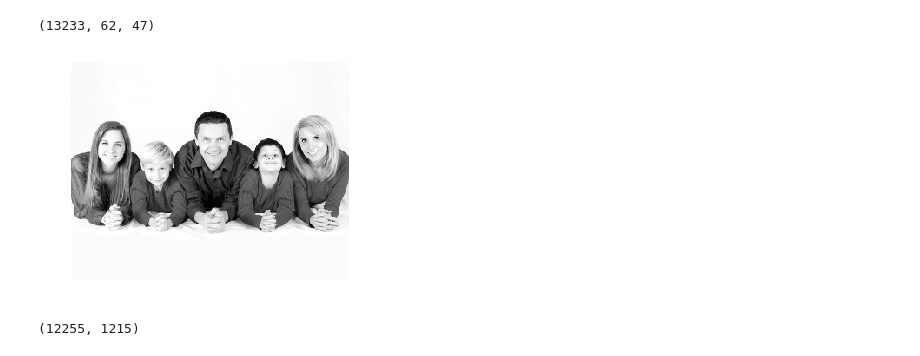
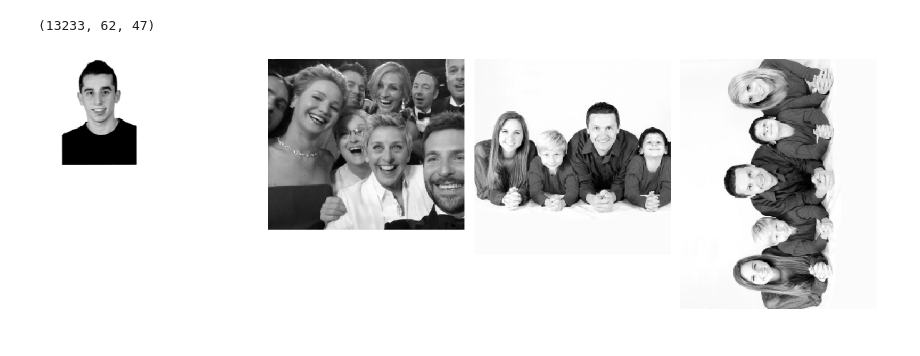
Before and after one commit to jasag/Phytoliths-recognition-system, a Jupyter notebook: src/4_Test.ipynb, the cells around one changed output. Saved outputs shown, nothing was run; the diff lists cells and outputs as text; code cells hidden in the pictures.

```diff
--- a/src/4_Test.ipynb
+++ b/src/4_Test.ipynb
@@ -100,32 +103,57 @@ def non_max_suppression_fast(boxes, overlapThresh):
     # return only the bounding boxes that were picked using the
     # integer data type
     return boxes[pick].astype("int")
-# %%
-#Imports
-%matplotlib inline
-import matplotlib.pyplot as plt
-from skimage.exposure import rescale_intensity
-from skimage import io, feature
-from skimage.transform import rescale
-
-img3 = io.imread("..\\rsc\\img\\family.jpg")
-
-# Convertimos imagen a escala de grises
-from skimage.color import rgb2gray
-img3 = rgb2gray(img3)
-img3 = rescale(img3, 0.5)
-
-# Mostramos la imagen resultante
-plt.imshow(img3, cmap='gray')
-plt.axis('off');
-# %% [output]
-[figure, removed]
+# %%
+#Imports
+%matplotlib inline
+import matplotlib.pyplot as plt
+from skimage.exposure import rescale_intensity
+from skimage import io, feature
+from skimage.transform import rescale
+from skimage.color import rgb2gray
+import cv2
+
+img1 = io.imread("..\\rsc\\img\\my_face.jpg")
+img2 = io.imread("..\\rsc\\img\\faces_test.jpg")
+img3 = io.imread("..\\rsc\\img\\family.jpg")
+img4 = io.imread("..\\rsc\\img\\rotated_family.jpg")
+
+imgs = [img1, img2, img3, img4]
+rescale_list = [0.3, 0.65, 0.5, 0.5]
+
+# Convertimos imagen a escala de grises
+for index in range(len(imgs)):
+    imgs[index] = rgb2gray(imgs[index])
+    imgs[index] = rescale(imgs[index], rescale_list[index])
+
+# Rotamos la ultima imagen 90 grados
+img4 = rgb2gray(img4)
+img4 = rescale(img4, 0.5)
+
+# Mostramos la imagen resultante
+fig, axes = plt.subplots(ncols=len(imgs), figsize=(16, 5.4), sharex=True, sharey=True, subplot_kw={'adjustable':'box-forced'})
+
+for index in range(len(imgs)):
+    axes[index].imshow(imgs[index], cmap='gray')
+    axes[index].axis('off');
+
+fig.subplots_adjust(hspace=0.01, wspace=0.01, top=0.9, bottom=0, left=0,
+                    right=1)
+plt.show()
+# %% [output]
+[figure, added]
 # %%
-indices, patches = zip(*sliding_window(img3))
-patches_hog = np.array([feature.hog(patch) for patch in patches])
-patches_hog.shape
+all_indices = []
+all_patches = []
+all_patches_hog = []
+
+for index in range(len(imgs)):
+    indices, patches = zip(*sliding_window(imgs[index]))
+    all_indices.append(np.array(indices))
+    all_patches.append(patches)
+    all_patches_hog.append(np.array([feature.hog(patch) for patch in patches]))
+#print(all_indices)
+    #print(all_patches_hog[-1].shape)
-# %% [output]
-(12255, 1215)
 # %%
 labels = []
 for i in range(len(classifiers)):
```
Also changed, not shown: parts of 5 cells of this notebook, 6 other files.
